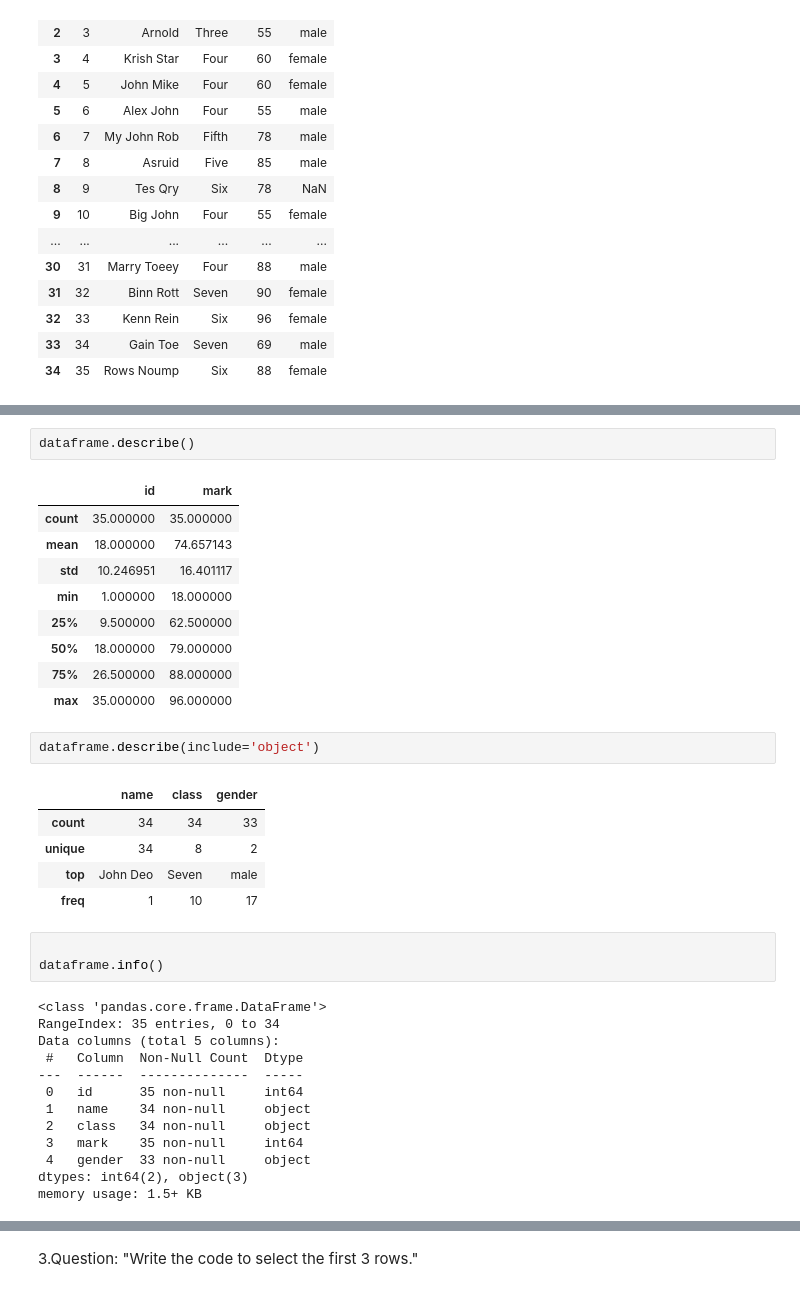
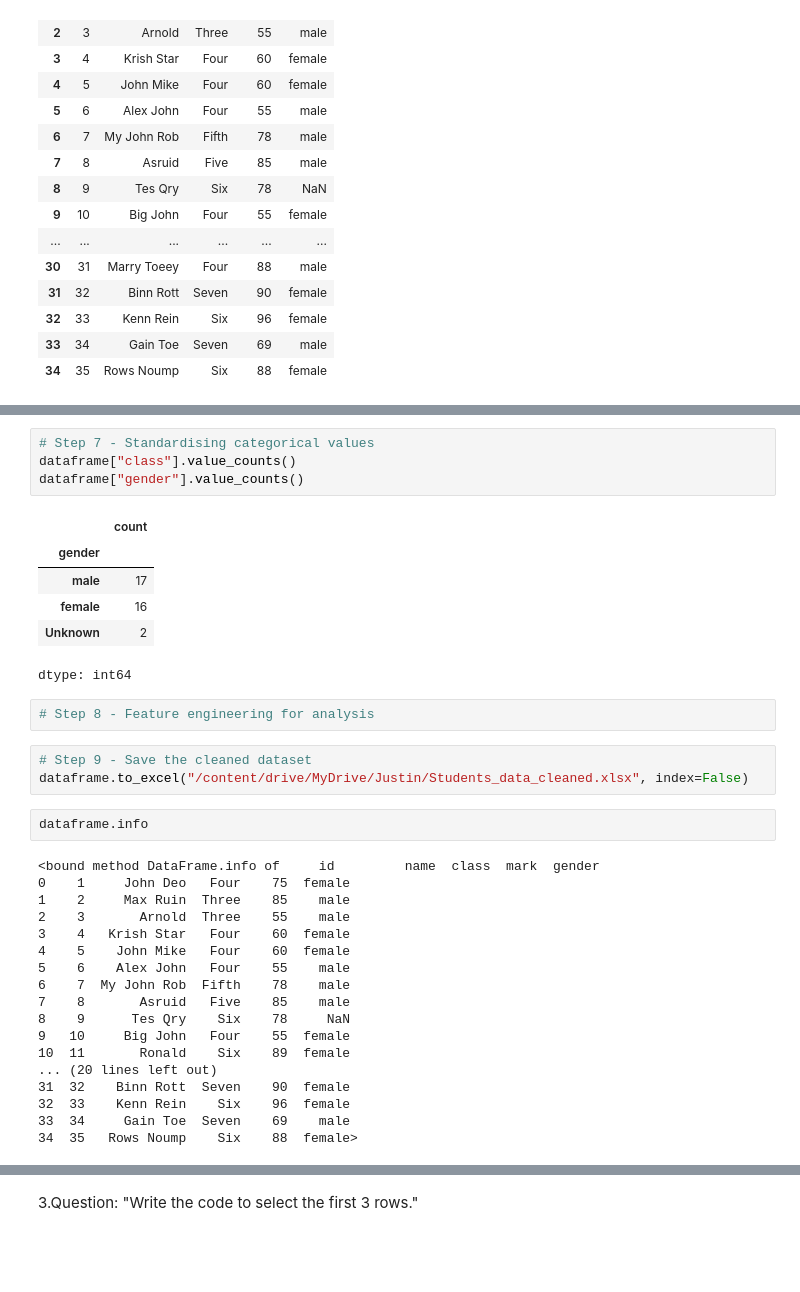
Before and after one commit to Alaina-dev/Student-Performance, a Jupyter notebook: python_day3_tasks.ipynb, the cells around one changed output, grey strips where cells are left out. Saved outputs shown, nothing was run; the diff lists cells and outputs as text; blank space fills up the shorter version.

```diff
--- a/python_day3_tasks.ipynb
+++ b/python_day3_tasks.ipynb
@@ -39,36 +114,36 @@ dataframe.head(5)
+# %%
+# Step 7 - Standardising categorical values
+dataframe["class"].value_counts()
+dataframe["gender"].value_counts()
+# %% [output]
+|  | count |
+| gender |  |
+| male | 17 |
+| female | 16 |
+| Unknown | 2 |
+dtype: int64
+# %%
+# Step 8 - Feature engineering for analysis
+# %%
+# Step 9 - Save the cleaned dataset
+dataframe.to_excel("/content/drive/MyDrive/Justin/Students_data_cleaned.xlsx", index=False)
 # %%
-dataframe.describe()
+dataframe.info
 # %% [output]
-|  | id | mark |
-| count | 35.000000 | 35.000000 |
-| mean | 18.000000 | 74.657143 |
-| std | 10.246951 | 16.401117 |
-| min | 1.000000 | 18.000000 |
-| 25% | 9.500000 | 62.500000 |
-| 50% | 18.000000 | 79.000000 |
-| 75% | 26.500000 | 88.000000 |
-| max | 35.000000 | 96.000000 |
+<bound method DataFrame.info of     id         name  class  mark  gender
+0    1     John Deo   Four    75  female
+1    2     Max Ruin  Three    85    male
+2    3       Arnold  Three    55    male
+3    4   Krish Star   Four    60  female
+4    5    John Mike   Four    60  female
+5    6    Alex John   Four    55    male
+6    7  My John Rob  Fifth    78    male
+7    8       Asruid   Five    85    male
+8    9      Tes Qry    Six    78     NaN
+9   10     Big John   Four    55  female
+10  11       Ronald    Six    89  female
+... (20 lines left out)
+31  32    Binn Rott  Seven    90  female
+32  33    Kenn Rein    Six    96  female
+33  34     Gain Toe  Seven    69    male
+34  35   Rows Noump    Six    88  female>
-# %%
-dataframe.describe(include='object')
-# %% [output]
-|  | name | class | gender |
-| count | 34 | 34 | 33 |
-| unique | 34 | 8 | 2 |
-| top | John Deo | Seven | male |
-| freq | 1 | 10 | 17 |
-# %%
-
-dataframe.info()
-# %% [output]
-<class 'pandas.core.frame.DataFrame'>
-RangeIndex: 35 entries, 0 to 34
-Data columns (total 5 columns):
- #   Column  Non-Null Count  Dtype
----  ------  --------------  -----
- 0   id      35 non-null     int64
- 1   name    34 non-null     object
- 2   class   34 non-null     object
- 3   mark    35 non-null     int64
- 4   gender  33 non-null     object
-dtypes: int64(2), object(3)
-memory usage: 1.5+ KB
```
Also changed, not shown: parts of 58 cells of this notebook.
